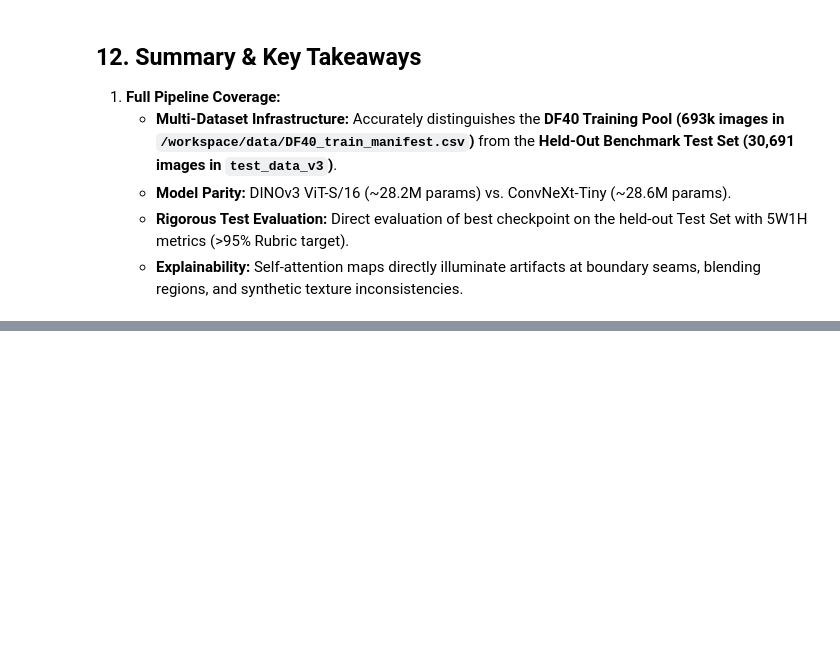
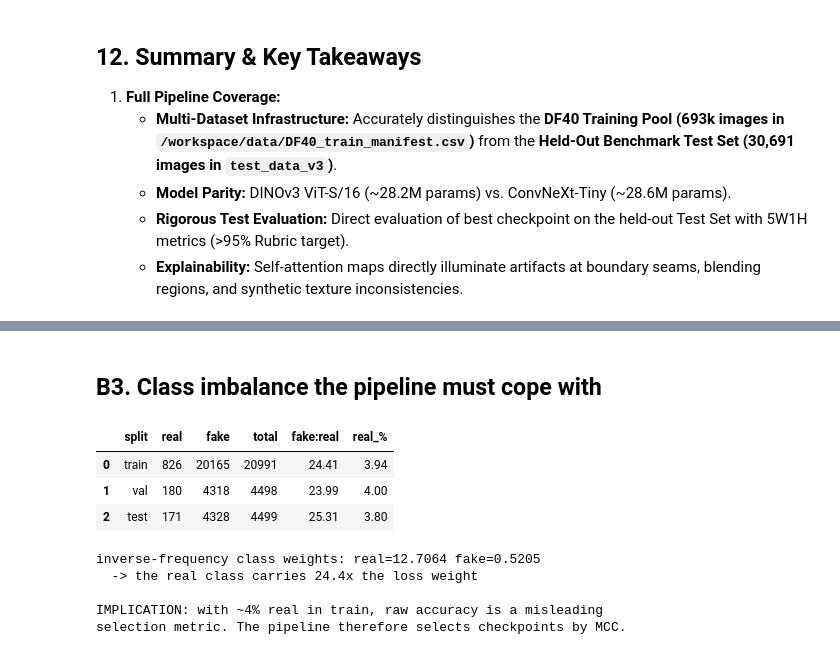
Before and after one commit to QuangManhAI/deepfake-ViT, a Jupyter notebook: notebooks/01_full_pipeline.ipynb, the cells around one changed output, grey strips where cells are left out. Drawn from its saved outputs; the diff is of its cells as text; code cells hidden in the pictures; blank space fills up the shorter version.

```diff
--- a/notebooks/01_full_pipeline.ipynb
+++ b/notebooks/01_full_pipeline.ipynb
@@ -1245,0 +1450,11 @@ plt.show()
+# %%
+from src.data import preprocessing as prep
+print(prep.describe())
+print()
+q = loader.load_sample_quality()
+if {"width", "height"} <= set(q.columns):
+    print("ORIGINAL sizes present in the corpus (MEASURED):")
+    print(q.groupby(["width", "height"]).size().sort_values(ascending=False).head(5).to_string())
+print(f"\nALL of the above are resized to {prep.IMG_SIZE}x{prep.IMG_SIZE} before the model.")
+print("So resolution differences act on the model only through resampling")
+print("artefacts, not through input shape.")
@@ -1245,0 +1480,26 @@ plt.show()
+# %% [markdown]
+## B3. Class imbalance the pipeline must cope with
+# %%
+rows = []
+for s in P.SPLITS:
+    c = loader.class_counts(s)
+    rows.append({"split": s, **c, "fake:real": round(c["fake"] / max(1, c["real"]), 2),
+                 "real_%": round(100 * c["real"] / c["total"], 2)})
+imb = pd.DataFrame(rows); display(imb)
+
+w = loader.class_weights("train")
+print(f"inverse-frequency class weights: real={w[0]:.4f} fake={w[1]:.4f}")
+print(f"  -> the real class carries {w[0]/w[1]:.1f}x the loss weight")
+print()
+print("IMPLICATION: with ~4% real in train, raw accuracy is a misleading")
+print("selection metric. The pipeline therefore selects checkpoints by MCC.")
+# %% [output]
+|  | split | real | fake | total | fake:real | real_% |
+| 0 | train | 826 | 20165 | 20991 | 24.41 | 3.94 |
+| 1 | val | 180 | 4318 | 4498 | 23.99 | 4.00 |
+| 2 | test | 171 | 4328 | 4499 | 25.31 | 3.80 |
+inverse-frequency class weights: real=12.7064 fake=0.5205
+  -> the real class carries 24.4x the loss weight
+
+IMPLICATION: with ~4% real in train, raw accuracy is a misleading
+selection metric. The pipeline therefore selects checkpoints by MCC.
```
Also changed, not shown: parts of 24 cells of this notebook, 17 other files.
